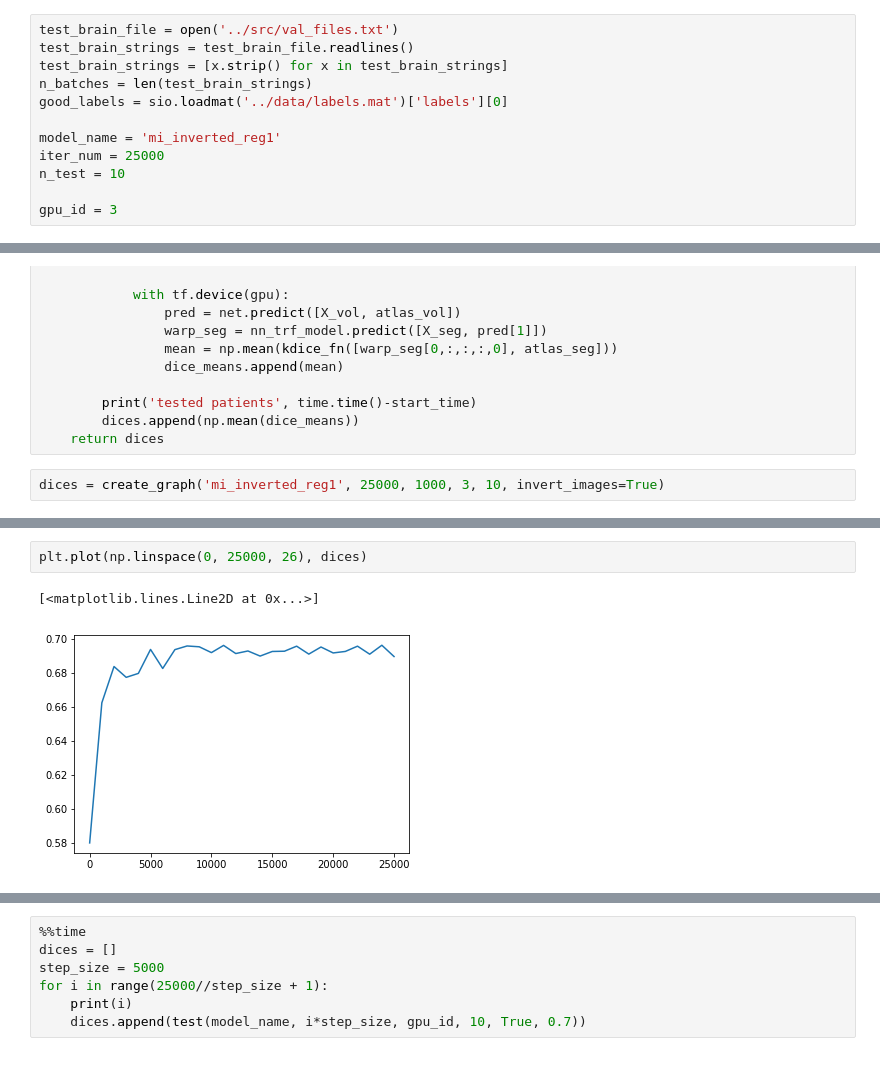
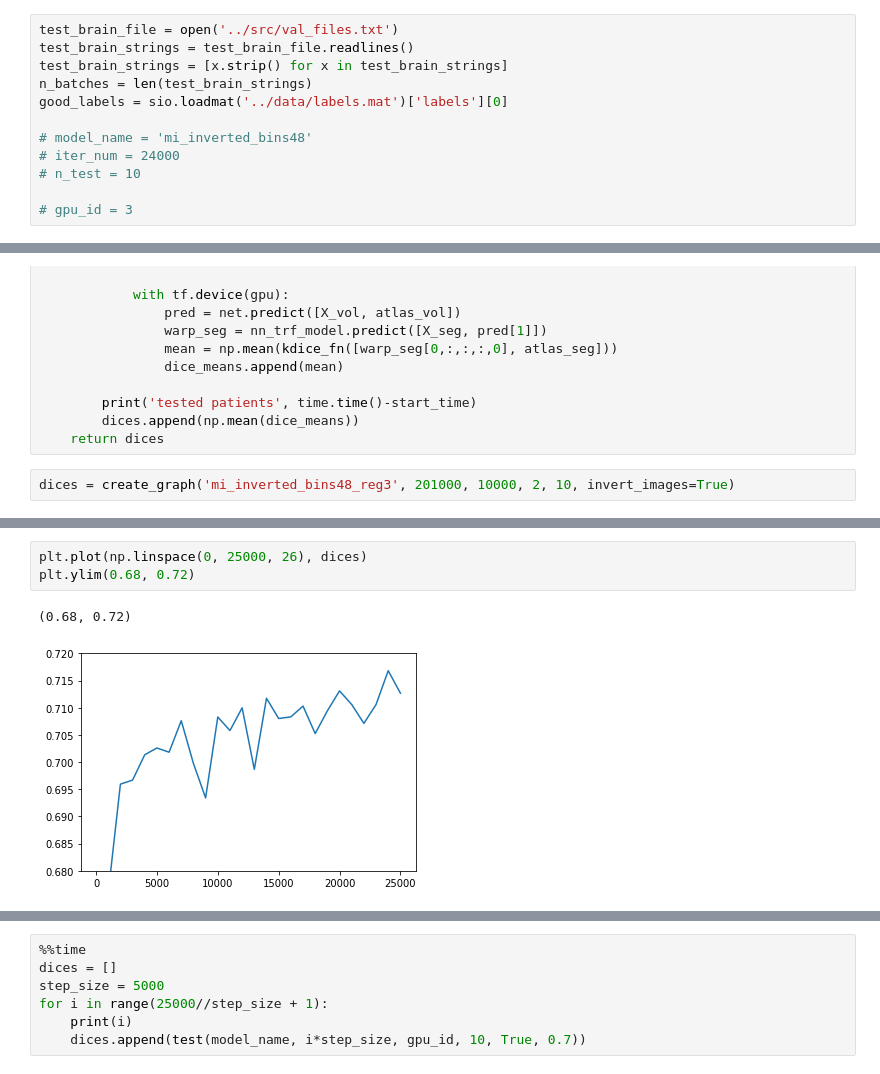
Before and after one commit to ckguo/voxelmorph, a Jupyter notebook: notebooks/dice_epoch_graph.ipynb, the cells around one changed output, grey strips where cells are left out. Saved outputs shown, nothing was run; the diff lists cells and outputs as text.

```diff
--- a/notebooks/dice_epoch_graph.ipynb
+++ b/notebooks/dice_epoch_graph.ipynb
@@ -81,11 +81,11 @@ test_brain_strings = [x.strip() for x in test_brain_strings]
 n_batches = len(test_brain_strings)
 good_labels = sio.loadmat('../data/labels.mat')['labels'][0]
 
-model_name = 'mi_inverted_reg1'
-iter_num = 25000
-n_test = 10
+# model_name = 'mi_inverted_bins48'
+# iter_num = 24000
+# n_test = 10
 
-gpu_id = 3
+# gpu_id = 3
 # %%
 gpu = '/gpu:' + str(gpu_id)
 #     print(gpu)
@@ -242,5 +242,5 @@ def create_graph(model_name, iter_num, step_size, gpu_id, n_test, invert_images=
         dices.append(np.mean(dice_means))
     return dices
 # %%
-dices = create_graph('mi_inverted_reg1', 25000, 1000, 3, 10, invert_images=True)
+dices = create_graph('mi_inverted_bins48_reg3', 201000, 10000, 2, 10, invert_images=True)
 # %% [output]
@@ -264,5 +270,6 @@ tested patients 26.196507453918457
 # %%
 plt.plot(np.linspace(0, 25000, 26), dices)
+plt.ylim(0.68, 0.72)
 # %% [output]
-[<matplotlib.lines.Line2D at 0x...>]
+(0.68, 0.72)
-[figure, old version]
+[figure, new version]
```
Also changed, not shown: parts of 3 cells of this notebook, 3 other files.
